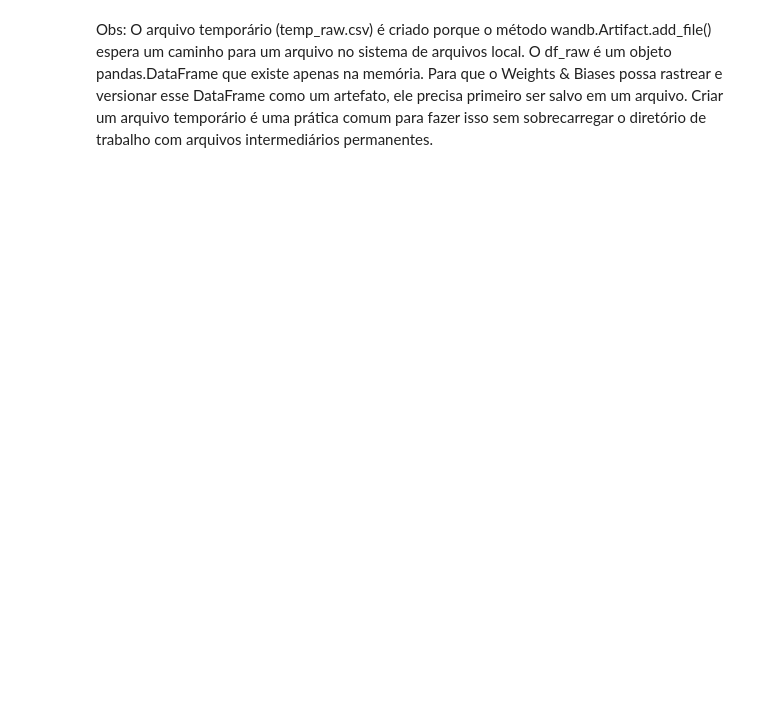
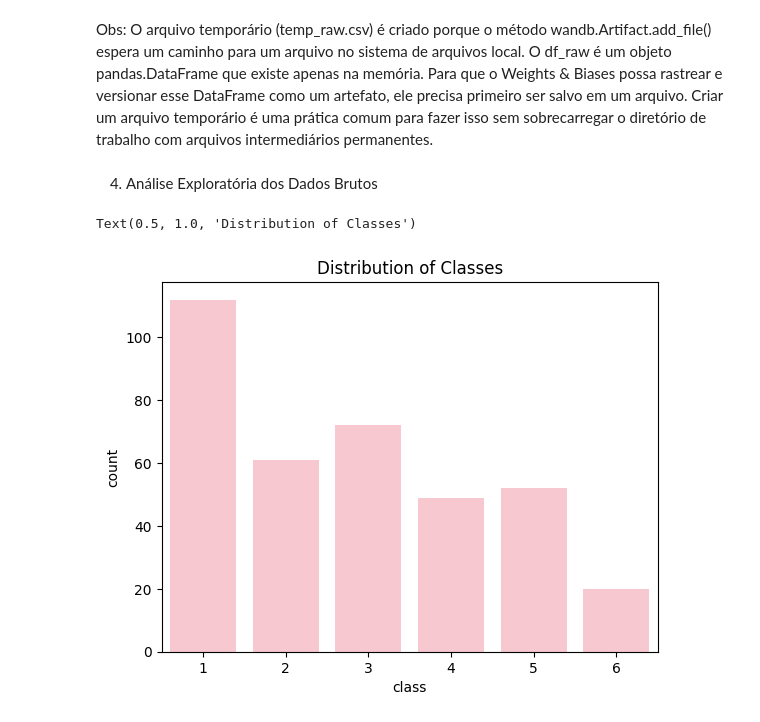
Before and after one commit to rayssacoelho/learning_ai, a Jupyter notebook: projeto_avaliacao/projeto.ipynb, the cells around one changed output. Cells and saved outputs as stored; diff of their text form; code cells hidden in the pictures; blank space fills up the shorter version.

Commit message:
Adição de Análise Gráfica com Dados Brutos e Correção na Limpeza (Remoção e Imputação)

```diff
--- a/projeto_avaliacao/projeto.ipynb
+++ b/projeto_avaliacao/projeto.ipynb
@@ -146,2 +165,13 @@ View run at https://wandb.ai/raycoelho-ufrn/mlops-project-dermatology/runs/uyquv
 # %% [markdown]
 Obs: O arquivo temporário (temp_raw.csv) é criado porque o método wandb.Artifact.add_file() espera um caminho para um arquivo no sistema de arquivos local. O df_raw é um objeto pandas.DataFrame que existe apenas na memória. Para que o Weights & Biases possa rastrear e versionar esse DataFrame como um artefato, ele precisa primeiro ser salvo em um arquivo. Criar um arquivo temporário é uma prática comum para fazer isso sem sobrecarregar o diretório de trabalho com arquivos intermediários permanentes.
+# %% [markdown]
+4. Análise Exploratória dos Dados Brutos
+# %%
+#Gráfico de barras para a distribuição das classes
+import seaborn as sns
+import matplotlib.pyplot as plt
+sns.countplot(x=df_raw['class'], color="pink") # mostra a distribuição das classes (doenças) no dataset usando um gráfico de barras
+plt.title("Distribution of Classes") # título do gráfico
+# %% [output]
+Text(0.5, 1.0, 'Distribution of Classes')
+[figure, added]
```
Also changed, not shown: parts of 10 cells of this notebook, 21 other files.
